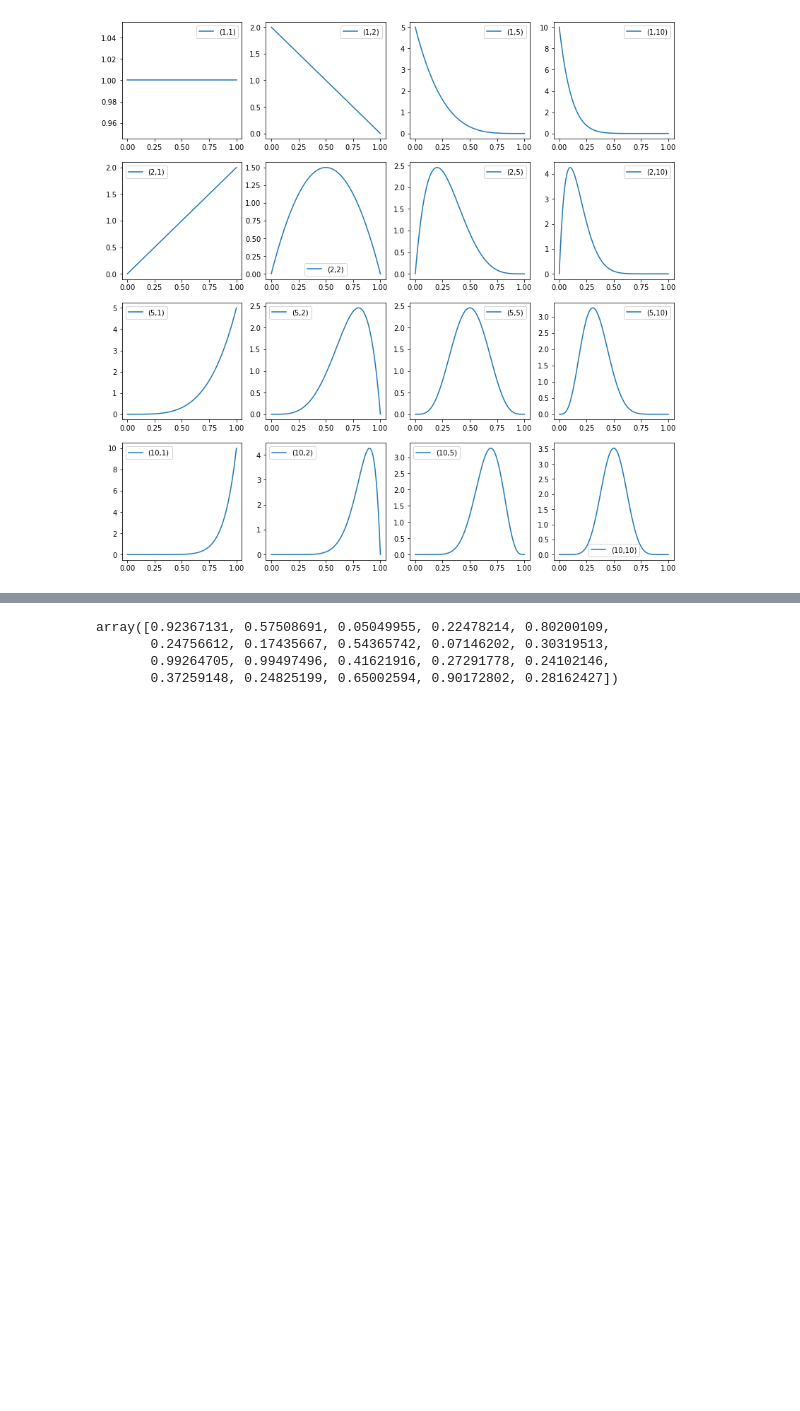
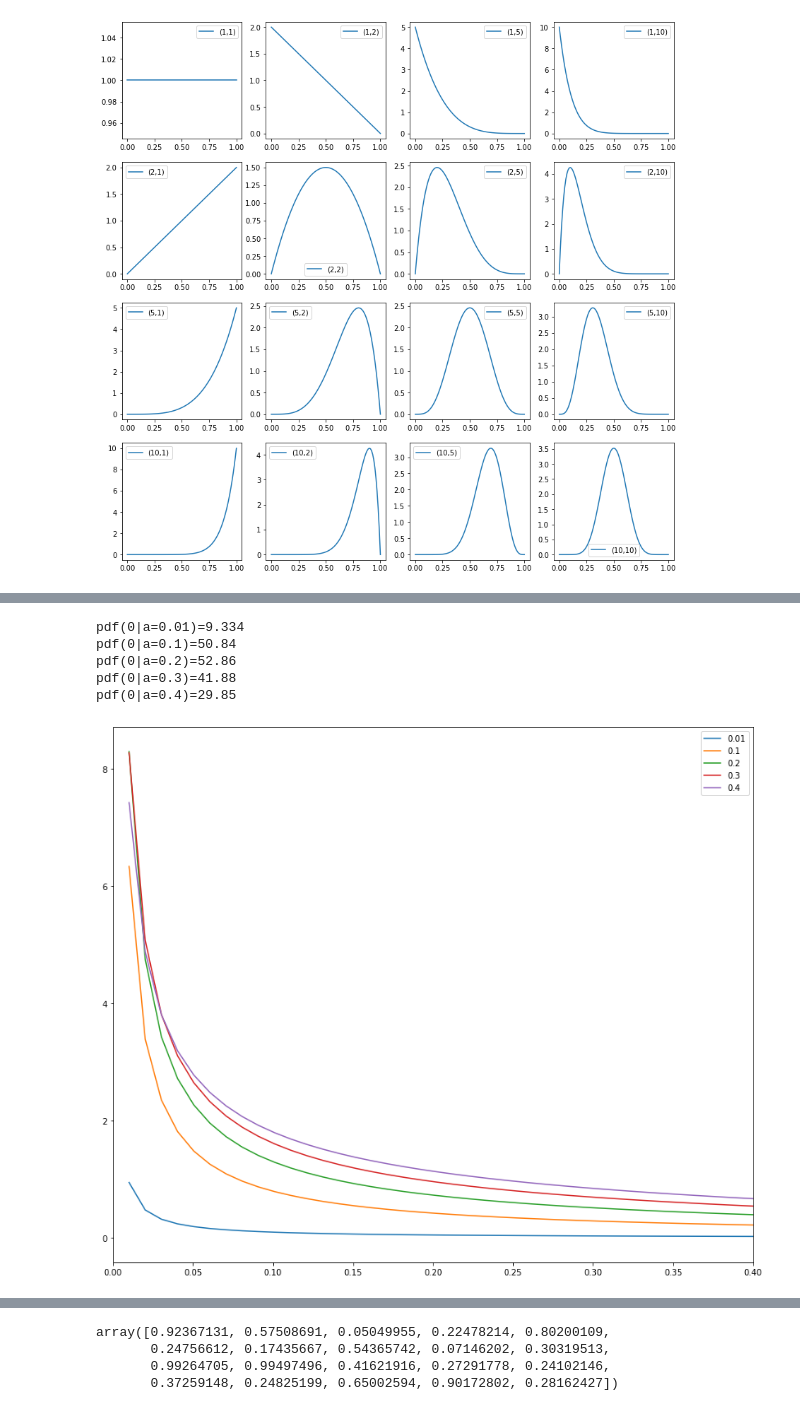
Before and after one commit to yongduek/lectures, a Jupyter notebook: esda/myworks/scipy-stats-rfs.ipynb, the cells around one changed output, grey strips where cells are left out. Saved outputs shown, nothing was run; the diff lists cells and outputs as text; code cells hidden in the pictures; blank space fills up the shorter version.

```diff
--- a/esda/myworks/scipy-stats-rfs.ipynb
+++ b/esda/myworks/scipy-stats-rfs.ipynb
@@ -196 +204,16 @@ for i, a in enumerate([1, 2, 5, 10]):
+# %%
+plt.figure(figsize=(14,12))
+for a in [.01, .1, .2, .3, .4]:
+    plt.plot(x, stats.beta(a, 1+a).pdf(x), label=f'{a}')
+    pdf0 = stats.beta(a, 1+a).pdf(0.001)
+    print(f'pdf(0|a={a})={pdf0:.4}')
+    plt.xlim(0, .4)
+plt.legend();
+# %% [output]
+pdf(0|a=0.01)=9.334
+pdf(0|a=0.1)=50.84
+pdf(0|a=0.2)=52.86
+pdf(0|a=0.3)=41.88
+pdf(0|a=0.4)=29.85
+[figure, added]
 # %% [markdown]
```
Also changed, not shown: parts of 2 cells of this notebook, 12 other files.
